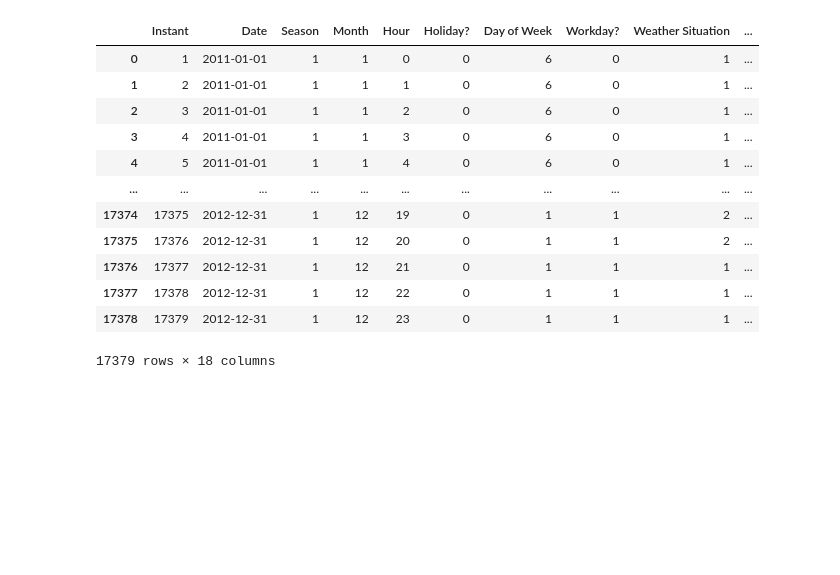
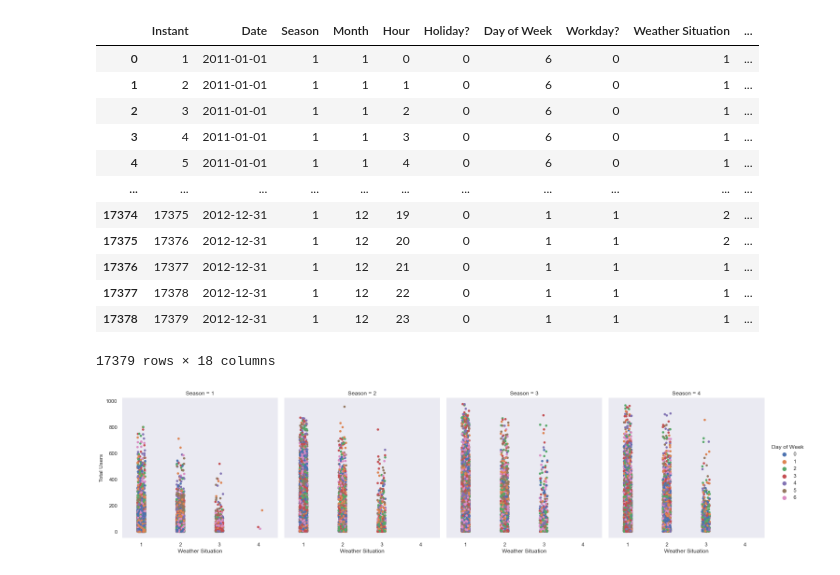
Before and after one commit to data301-2020-winter2/course-project-group_1016, a Jupyter notebook: analysis/Medha/Milestones/Milestone 2.ipynb, the cells around one changed output. Drawn from its saved outputs; the diff is of its cells as text; code cells hidden in the pictures; blank space fills up the shorter version.

```diff
--- a/analysis/Medha/Milestones/Milestone 2.ipynb
+++ b/analysis/Medha/Milestones/Milestone 2.ipynb
@@ -146,5 +146,10 @@ df2
 | 17377 | 17378 | 2012-12-31 | 1 | 12 | 22 | 0 | 1 | 1 | 1 | ... |
 | 17378 | 17379 | 2012-12-31 | 1 | 12 | 23 | 0 | 1 | 1 | 1 | ... |
 17379 rows × 18 columns
+# %%
+#Task 4: Conduct an Exploratory Data Analysis (EDA) on your dataset
+graph=sns.catplot(data=df, y= "Total Users",x= "Weather Situation", hue= "Day of Week",col="Season")
+# %% [output]
+[figure, added]
 # %%
 #Task 4: Conduct an Exploratory Data Analysis (EDA) on your dataset
```
